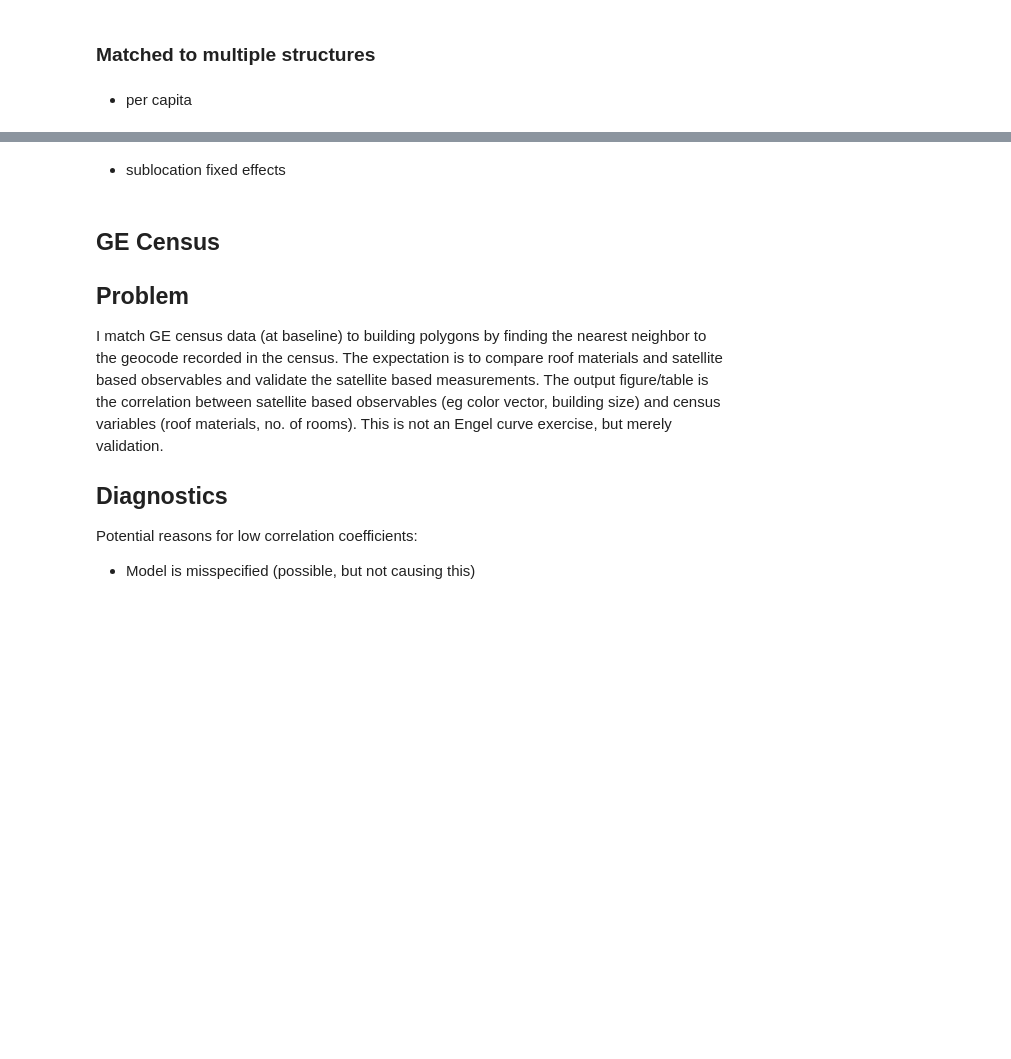
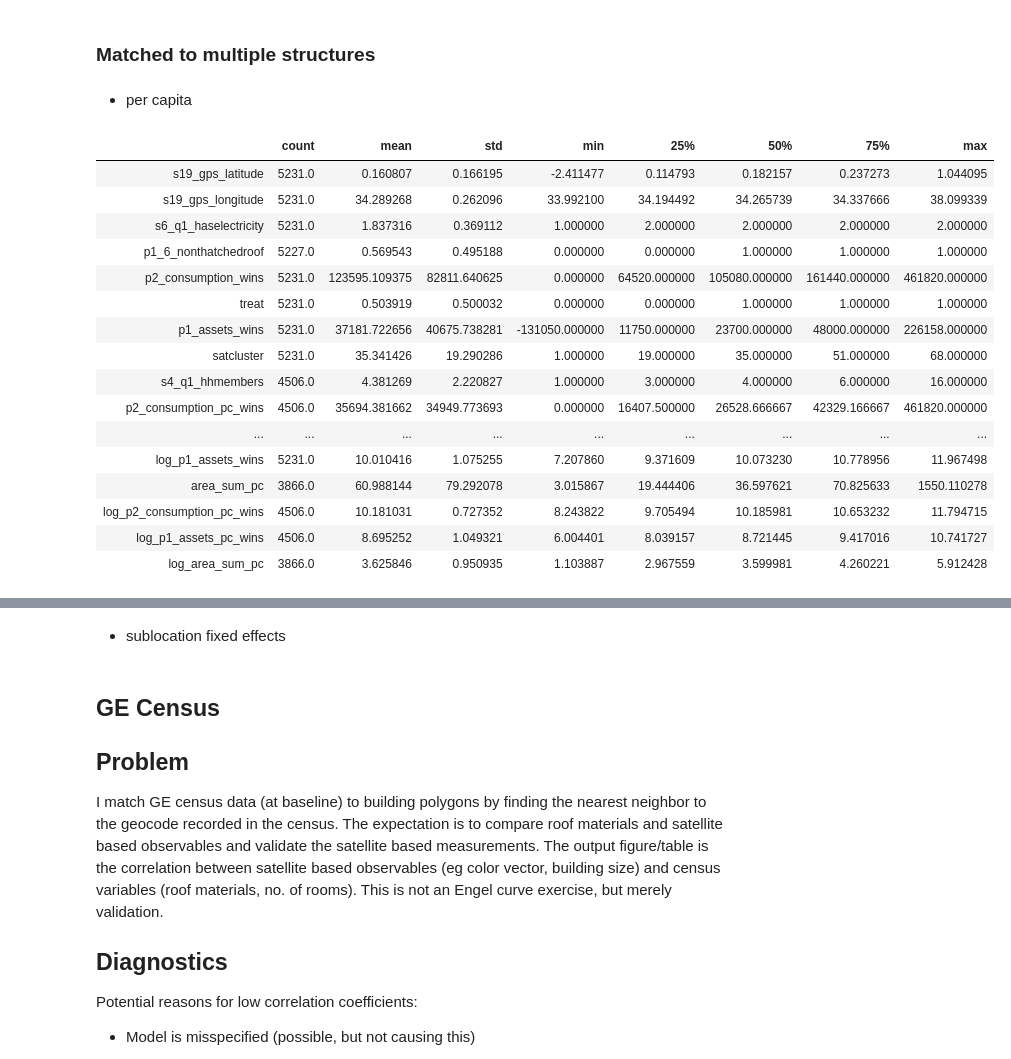
Before and after one commit to luna983/beyond-nightlight, a Jupyter notebook: exp4_step9_RegressHousehold.ipynb, the cells around one changed output, grey strips where cells are left out. Saved outputs shown, nothing was run; the diff lists cells and outputs as text; code cells hidden in the pictures; blank space fills up the shorter version.

```diff
--- a/exp4_step9_RegressHousehold.ipynb
+++ b/exp4_step9_RegressHousehold.ipynb
@@ -376,3 +392,23 @@ df_hh.loc[:, 'log_p1_assets_pc_wins'] = winsorize(
+# %%
+df_hh.describe().T
+# %% [output]
+|  | count | mean | std | min | 25% | 50% | 75% | max |
+| s19_gps_latitude | 5231.0 | 0.160807 | 0.166195 | -2.411477 | 0.114793 | 0.182157 | 0.237273 | 1.044095 |
+| s19_gps_longitude | 5231.0 | 34.289268 | 0.262096 | 33.992100 | 34.194492 | 34.265739 | 34.337666 | 38.099339 |
+| s6_q1_haselectricity | 5231.0 | 1.837316 | 0.369112 | 1.000000 | 2.000000 | 2.000000 | 2.000000 | 2.000000 |
+| p1_6_nonthatchedroof | 5227.0 | 0.569543 | 0.495188 | 0.000000 | 0.000000 | 1.000000 | 1.000000 | 1.000000 |
+| p2_consumption_wins | 5231.0 | 123595.109375 | 82811.640625 | 0.000000 | 64520.000000 | 105080.000000 | 161440.000000 | 461820.000000 |
+| treat | 5231.0 | 0.503919 | 0.500032 | 0.000000 | 0.000000 | 1.000000 | 1.000000 | 1.000000 |
+| p1_assets_wins | 5231.0 | 37181.722656 | 40675.738281 | -131050.000000 | 11750.000000 | 23700.000000 | 48000.000000 | 226158.000000 |
+| satcluster | 5231.0 | 35.341426 | 19.290286 | 1.000000 | 19.000000 | 35.000000 | 51.000000 | 68.000000 |
+| s4_q1_hhmembers | 4506.0 | 4.381269 | 2.220827 | 1.000000 | 3.000000 | 4.000000 | 6.000000 | 16.000000 |
+| p2_consumption_pc_wins | 4506.0 | 35694.381662 | 34949.773693 | 0.000000 | 16407.500000 | 26528.666667 | 42329.166667 | 461820.000000 |
+| ... | ... | ... | ... | ... | ... | ... | ... | ... |
+| log_p1_assets_wins | 5231.0 | 10.010416 | 1.075255 | 7.207860 | 9.371609 | 10.073230 | 10.778956 | 11.967498 |
+| area_sum_pc | 3866.0 | 60.988144 | 79.292078 | 3.015867 | 19.444406 | 36.597621 | 70.825633 | 1550.110278 |
+| log_p2_consumption_pc_wins | 4506.0 | 10.181031 | 0.727352 | 8.243822 | 9.705494 | 10.185981 | 10.653232 | 11.794715 |
+| log_p1_assets_pc_wins | 4506.0 | 8.695252 | 1.049321 | 6.004401 | 8.039157 | 8.721445 | 9.417016 | 10.741727 |
+| log_area_sum_pc | 3866.0 | 3.625846 | 0.950935 | 1.103887 | 2.967559 | 3.599981 | 4.260221 | 5.912428 |
 # %%
 fig, ax = plot(
     df=df_hh,
```
Also changed, not shown: parts of 16 cells of this notebook.
